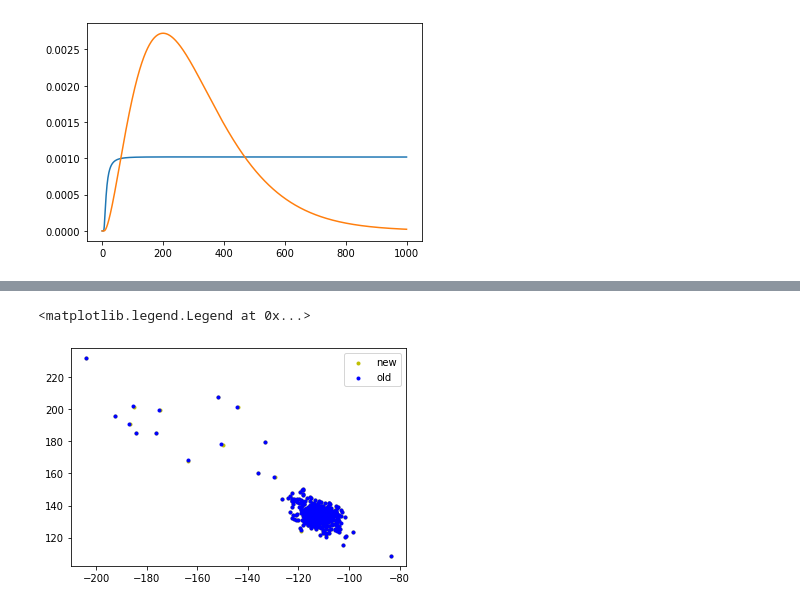
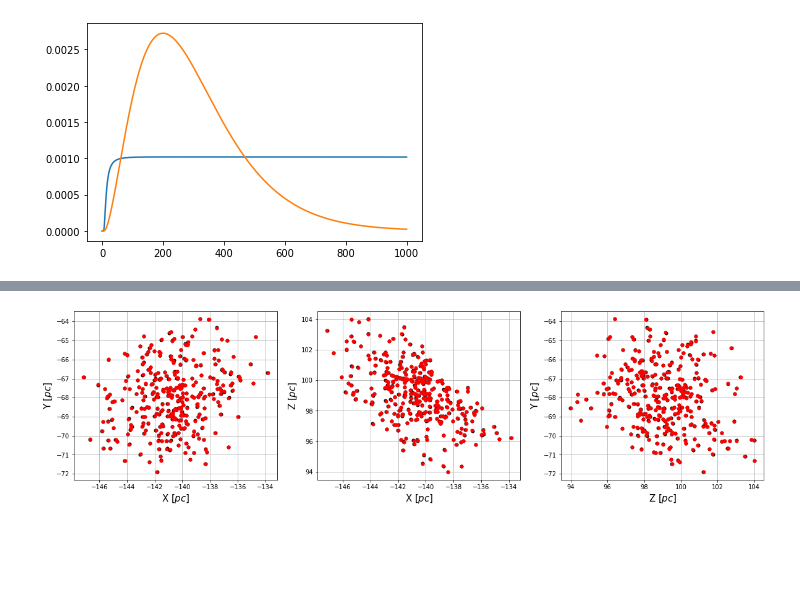
Before and after one commit to stevenalfonso/Parallax-inversion, a Jupyter notebook: ParallaxInversion.ipynb, the cells around one changed output, grey strips where cells are left out. Saved outputs shown, nothing was run; the diff lists cells and outputs as text; code cells hidden in the pictures; blank space fills up the shorter version.

```diff
--- a/ParallaxInversion.ipynb
+++ b/ParallaxInversion.ipynb
@@ -145,8 +131,37 @@ z1 = 1/new_w*np.sin(delta)
-# %%
-plt.scatter(x1,y1,marker='.',color='y',label='new')
-plt.scatter(xm,ym,marker='.',color='b',label='old')
-#plt.xlim(-600,-450)
-plt.legend()
-# %% [output]
-<matplotlib.legend.Legend at 0x...>
-[figure, removed]
+# %%
+d_fit = 1/new_w *u.pc
+
+c1 = apycoords.SkyCoord(ra=ra,dec=dec,distance=d_fit,frame='icrs')
+#print("(X,Y,Z) in (kpc,kpc,kpc)")
+#print("\t",c.galactic.cartesian)
+x1 = c1.galactic.cartesian.x
+y1 = c1.galactic.cartesian.y
+z1 = c1.galactic.cartesian.z
+# %%
+%matplotlib inline
+plt.figure(figsize=(20,5))
+
+plt.subplot(1,3,1)
+plt.plot(xm, ym,color='black',marker='o',linestyle='None',markersize=5,alpha=1)
+plt.plot(x1, y1,color='red',marker='o',linestyle='None',markersize=5,alpha=1)
+plt.xlabel("X $[pc]$", fontsize = 15)
+plt.ylabel("Y $[pc]$", fontsize = 15)#,rotation=0)
+plt.grid()
+
+plt.subplot(1,3,2)
+plt.plot(xm, zm,color='black',marker='o',linestyle='None',markersize=5,alpha=1)
+plt.plot(x1, z1,color='red',marker='o',linestyle='None',markersize=5,alpha=1)
+plt.xlabel("X $[pc]$", fontsize = 15)
+plt.ylabel("Z $[pc]$", fontsize = 15)#,rotation=0)
+plt.grid()
+
+plt.subplot(1,3,3)
+plt.plot(zm, ym,color='black',marker='o',linestyle='None',markersize=5,alpha=1)
+plt.plot(z1, y1,color='red',marker='o',linestyle='None',markersize=5,alpha=1)
+plt.xlabel("Z $[pc]$", fontsize = 15)
+plt.ylabel("Y $[pc]$", fontsize = 15)#,rotation=0)
+plt.grid()
+#plt.savefig('./2d.jpg')
+plt.show()
+# %% [output]
+[figure, added]
```
Also changed, not shown: parts of 11 cells of this notebook.
